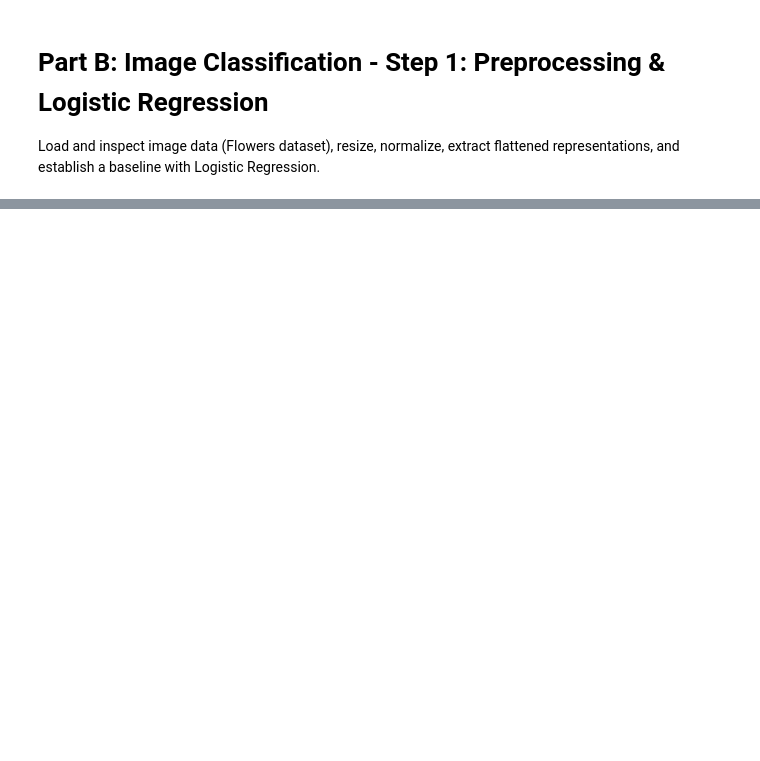
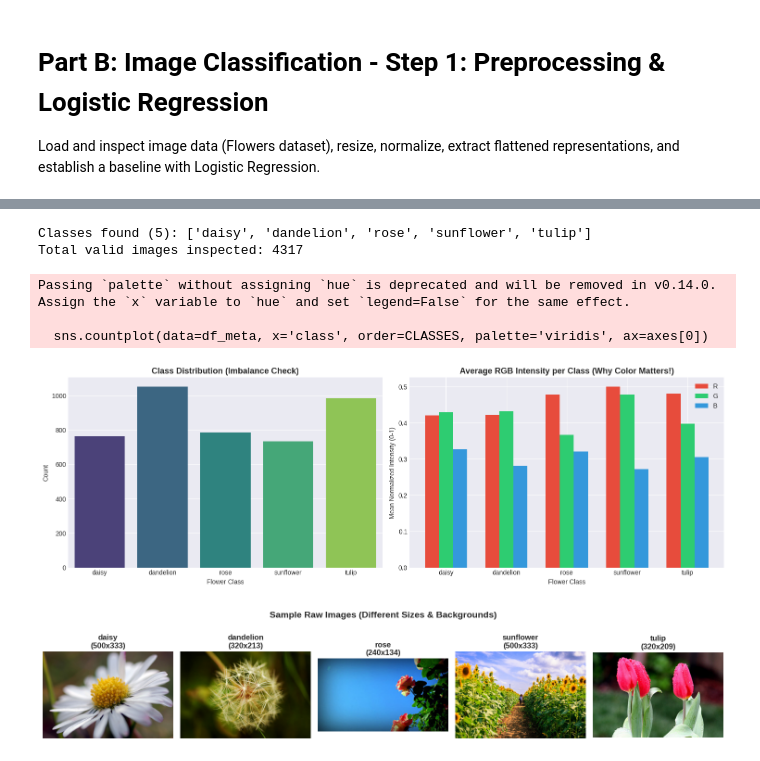
Before and after one commit to abdorizk61/ML_project, a Jupyter notebook: part_b_images/01_image_preprocessing_logistic.ipynb, the cells around one changed output, grey strips where cells are left out. Cells and saved outputs as stored; diff of their text form; code cells hidden in the pictures; blank space fills up the shorter version.

```diff
--- a/part_b_images/01_image_preprocessing_logistic.ipynb
+++ b/part_b_images/01_image_preprocessing_logistic.ipynb
@@ -51,0 +36,63 @@ print("Logistic Regression baseline saved.")
+# %%
+base_dir = "/mnt/Basic\\x20data\\x20partition/linux files/college projects/ML Project/Images/archive (1)"
+data_dir = os.path.join(base_dir, "flowers")
+if not os.path.exists(data_dir):
+    data_dir = base_dir
+
+CLASSES = sorted([d for d in os.listdir(data_dir) if os.path.isdir(os.path.join(data_dir, d))])
+print(f"Classes found ({len(CLASSES)}): {CLASSES}")
+
+meta_records = []
+for label_idx, cls in enumerate(CLASSES):
+    cls_path = os.path.join(data_dir, cls)
+    for img_name in os.listdir(cls_path):
+        img_path = os.path.join(cls_path, img_name)
+        img = cv2.imread(img_path)
+        if img is not None:
+            h, w, _ = img.shape
+            img_rgb = cv2.cvtColor(img, cv2.COLOR_BGR2RGB)
+            mean_rgb = img_rgb.mean(axis=(0, 1)) / 255.0
+            meta_records.append({
+                'class': cls, 'label': label_idx, 'path': img_path,
+                'width': w, 'height': h,
+                'R': mean_rgb[0], 'G': mean_rgb[1], 'B': mean_rgb[2]
+            })
+
+df_meta = pd.DataFrame(meta_records)
+print(f"Total valid images inspected: {len(df_meta)}")
+
+fig, axes = plt.subplots(1, 2, figsize=(15, 5))
+
+sns.countplot(data=df_meta, x='class', order=CLASSES, palette='viridis', ax=axes[0])
+axes[0].set_title('Class Distribution (Imbalance Check)', fontsize=13, fontweight='bold')
+axes[0].set_xlabel('Flower Class')
+axes[0].set_ylabel('Count')
+
+df_colors = df_meta.groupby('class')[['R', 'G', 'B']].mean().loc[CLASSES]
+df_colors.plot(kind='bar', color=['#e74c3c', '#2ecc71', '#3498db'], ax=axes[1], width=0.7)
+axes[1].set_title('Average RGB Intensity per Class (Why Color Matters!)', fontsize=13, fontweight='bold')
+axes[1].set_xlabel('Flower Class')
+axes[1].set_ylabel('Mean Normalized Intensity (0-1)')
+axes[1].tick_params(axis='x', rotation=0)
+
+plt.tight_layout()
+plt.show()
+
+fig, axes = plt.subplots(1, 5, figsize=(15, 3))
+for idx, cls in enumerate(CLASSES):
+    sample_path = df_meta[df_meta['class'] == cls]['path'].iloc[0]
+    img = cv2.cvtColor(cv2.imread(sample_path), cv2.COLOR_BGR2RGB)
+    axes[idx].imshow(img)
+    axes[idx].set_title(f"{cls}\n({img.shape[1]}x{img.shape[0]})", fontweight='bold')
+    axes[idx].axis('off')
+plt.suptitle("Sample Raw Images (Different Sizes & Backgrounds)", fontsize=14, fontweight='bold', y=1.05)
+plt.tight_layout()
+plt.show()
+# %% [output]
+Classes found (5): ['daisy', 'dandelion', 'rose', 'sunflower', 'tulip']
+Total valid images inspected: 4317
+Passing `palette` without assigning `hue` is deprecated and will be removed in v0.14.0. Assign the `x` variable to `hue` and set `legend=False` for the same effect.
+
+  sns.countplot(data=df_meta, x='class', order=CLASSES, palette='viridis', ax=axes[0])
+[figure, added]
+[figure, added]
```
Also changed, not shown: parts of 15 cells of this notebook, 1 other file.
